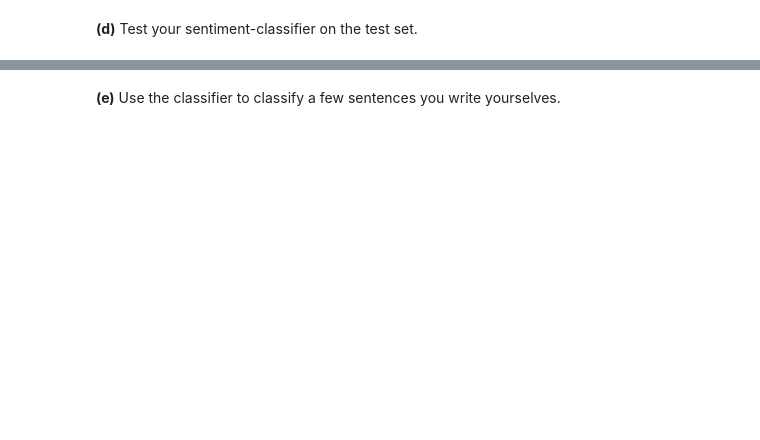
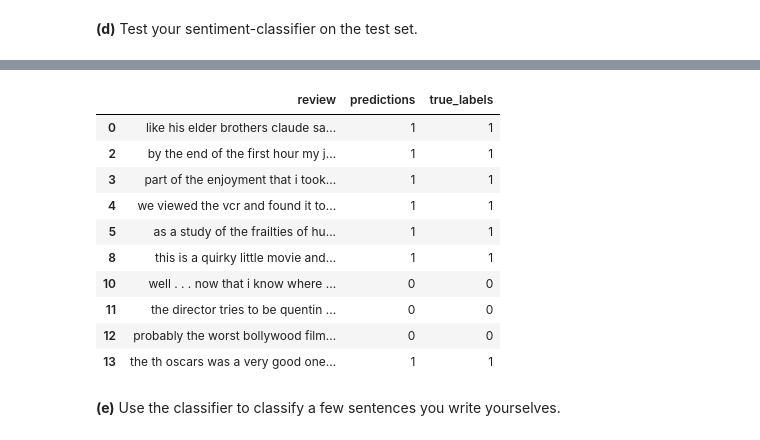
Before and after one commit to MAL1-MMMB/MAL-Assignment6, a Jupyter notebook: Neural networks I - Sentiment analysis.ipynb, the cells around one changed output, grey strips where cells are left out. Drawn from its saved outputs; the diff is of its cells as text; code cells hidden in the pictures; blank space fills up the shorter version.

```diff
--- a/Neural networks I - Sentiment analysis.ipynb
+++ b/Neural networks I - Sentiment analysis.ipynb
@@ -138,2 +204,17 @@ Test accuracy:  0.879800021648407
+# %%
+# * Show the first 10 predictions where the model was right
+display(df[df['predictions'] == df['true_labels']].head(10))
+# %% [output]
+|  | review | predictions | true_labels |
+| 0 | like his elder brothers claude sa... | 1 | 1 |
+| 2 | by the end of the first hour my j... | 1 | 1 |
+| 3 | part of the enjoyment that i took... | 1 | 1 |
+| 4 | we viewed the vcr and found it to... | 1 | 1 |
+| 5 | as a study of the frailties of hu... | 1 | 1 |
+| 8 | this is a quirky little movie and... | 1 | 1 |
+| 10 | well . . . now that i know where ... | 0 | 0 |
+| 11 | the director tries to be quentin ... | 0 | 0 |
+| 12 | probably the worst bollywood film... | 0 | 0 |
+| 13 | the th oscars was a very good one... | 1 | 1 |
 # %% [markdown]
 **(e)** Use the classifier to classify a few sentences you write yourselves.
```
Also changed, not shown: parts of 6 cells of this notebook.
